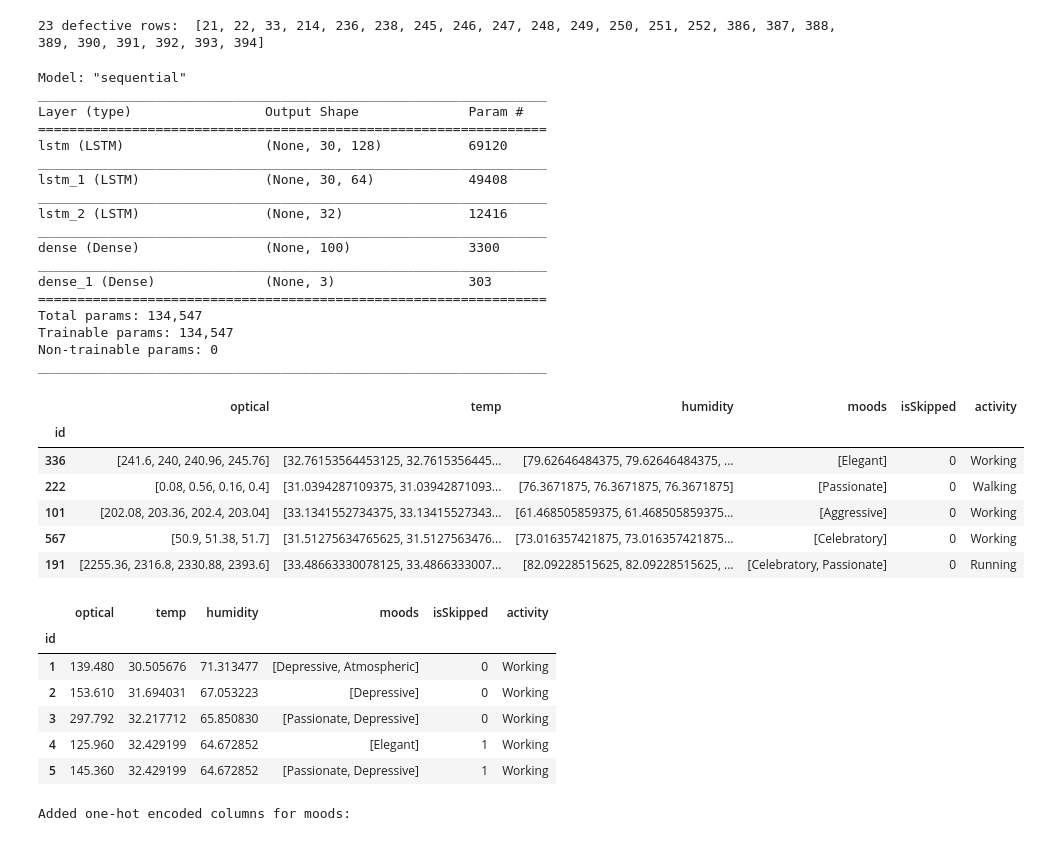
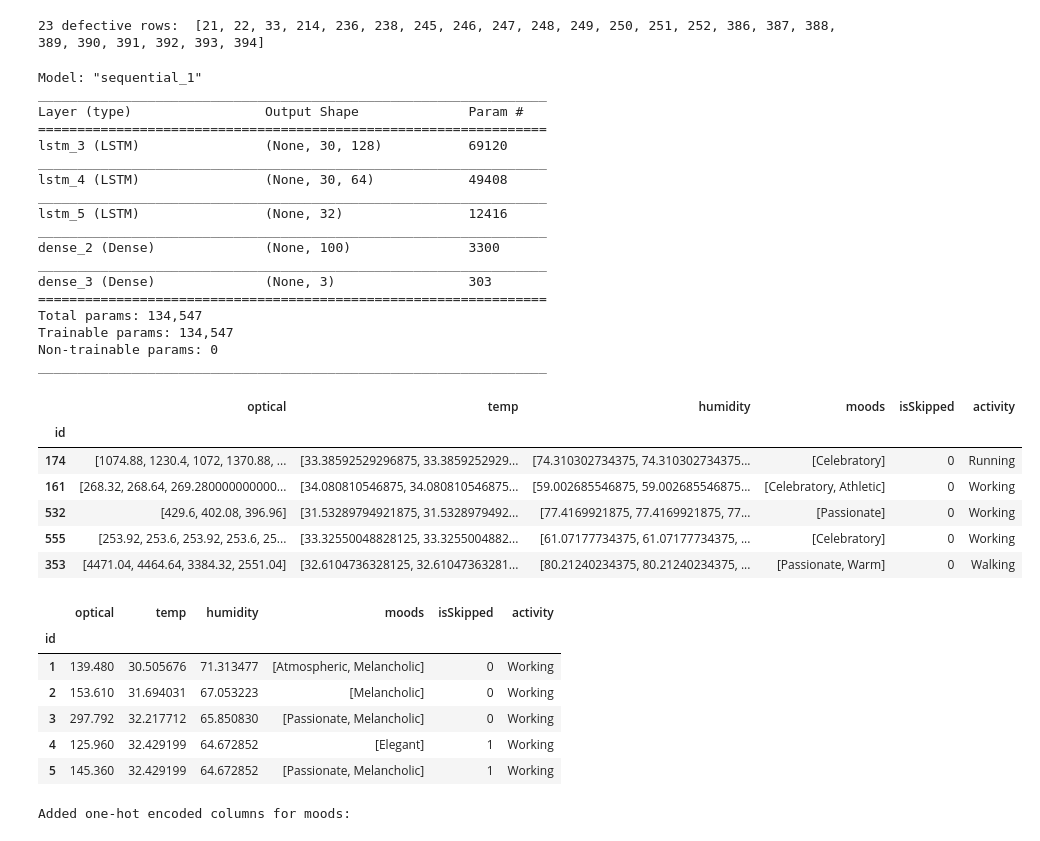
Before and after one commit to ang-zeyu/3237Project, a Jupyter notebook: StatsMethods_song_model_differentIsSkipped.ipynb, the cells around one changed output. Drawn from its saved outputs; the diff is of its cells as text; code cells hidden in the pictures.

Commit message:
Retrain main ipynb with new data

```diff
--- a/StatsMethods_song_model_differentIsSkipped.ipynb
+++ b/StatsMethods_song_model_differentIsSkipped.ipynb
@@ -83,23 +83,23 @@ print('%d defective rows: ' % len(defective_ids),defective_ids)
 # %% [output]
 23 defective rows:  [21, 22, 33, 214, 236, 238, 245, 246, 247, 248, 249, 250, 251, 252, 386, 387, 388, 389, 390, 391, 392, 393, 394]
 # %%
-motion_model_path = 'firstModel_stackedLSTM.hd5'
+motion_model_path = 'LocalhostPredicter/savedModel_stackedLSTM'
 model = load_model(motion_model_path)
 model.summary()
 # %% [output]
-Model: "sequential"
+Model: "sequential_1"
 _________________________________________________________________
 Layer (type)                 Output Shape              Param #
 =================================================================
-lstm (LSTM)                  (None, 30, 128)           69120
+lstm_3 (LSTM)                (None, 30, 128)           69120
 _________________________________________________________________
-lstm_1 (LSTM)                (None, 30, 64)            49408
+lstm_4 (LSTM)                (None, 30, 64)            49408
 _________________________________________________________________
-lstm_2 (LSTM)                (None, 32)                12416
+lstm_5 (LSTM)                (None, 32)                12416
 _________________________________________________________________
-dense (Dense)                (None, 100)               3300
+dense_2 (Dense)              (None, 100)               3300
 _________________________________________________________________
-dense_1 (Dense)              (None, 3)                 303
+dense_3 (Dense)              (None, 3)                 303
 =================================================================
 Total params: 134,547
 Trainable params: 134,547
@@ -108,25 +108,25 @@ _________________________________________________________________
 # %%
 # Add activity from motion recognition model
 x = [list(k) for k in filtered_df.iloc[:,:6].values]
 x = np.array(x) # (num_samples, 6, 30)
 x = np.array([k.T for k in x]) # reshape as (num_samples, 30, 6)
 
 pred = model.predict(x)
 
-activity_cats = np.array(['Running', 'Walking', 'Working']) # hardcoded categories from 'Physical Activity Classification.ipynb'
+activity_cats = np.array(['Running', 'Walking', 'Working']).astype(str) # hardcoded categories from 'Physical Activity Classification.ipynb'
 filtered_df['activity'] = activity_cats[np.argmax(pred, axis=1)]
 #filtered_df['activity'] = np.argmax(pred, axis=1)
 filtered_df = filtered_df.iloc[:,6:].copy() # drop gyro and accel columns
 
 filtered_df.sample(5)
 # %% [output]
 |  | optical | temp | humidity | moods | isSkipped | activity |
 | id |  |  |  |  |  |  |
-| 336 | [241.6, 240, 240.96, 245.76] | [32.76153564453125, 32.7615356445... | [79.62646484375, 79.62646484375, ... | [Elegant] | 0 | Working |
-| 222 | [0.08, 0.56, 0.16, 0.4] | [31.0394287109375, 31.03942871093... | [76.3671875, 76.3671875, 76.3671875] | [Passionate] | 0 | Walking |
-| 101 | [202.08, 203.36, 202.4, 203.04] | [33.1341552734375, 33.13415527343... | [61.468505859375, 61.468505859375... | [Aggressive] | 0 | Working |
-| 567 | [50.9, 51.38, 51.7] | [31.51275634765625, 31.5127563476... | [73.016357421875, 73.016357421875... | [Celebratory] | 0 | Working |
-| 191 | [2255.36, 2316.8, 2330.88, 2393.6] | [33.48663330078125, 33.4866333007... | [82.09228515625, 82.09228515625, ... | [Celebratory, Passionate] | 0 | Running |
+| 174 | [1074.88, 1230.4, 1072, 1370.88, ... | [33.38592529296875, 33.3859252929... | [74.310302734375, 74.310302734375... | [Celebratory] | 0 | Running |
+| 161 | [268.32, 268.64, 269.280000000000... | [34.080810546875, 34.080810546875... | [59.002685546875, 59.002685546875... | [Celebratory, Athletic] | 0 | Working |
+| 532 | [429.6, 402.08, 396.96] | [31.53289794921875, 31.5328979492... | [77.4169921875, 77.4169921875, 77... | [Passionate] | 0 | Working |
+| 555 | [253.92, 253.6, 253.92, 253.6, 25... | [33.32550048828125, 33.3255004882... | [61.07177734375, 61.07177734375, ... | [Celebratory] | 0 | Working |
+| 353 | [4471.04, 4464.64, 3384.32, 2551.04] | [32.6104736328125, 32.61047363281... | [80.21240234375, 80.21240234375, ... | [Passionate, Warm] | 0 | Walking |
 # %%
 # Obtain mean optical, temp and humidity values
 
@@ -137,11 +137,11 @@ filtered_df.head()
 # %% [output]
 |  | optical | temp | humidity | moods | isSkipped | activity |
 | id |  |  |  |  |  |  |
-| 1 | 139.480 | 30.505676 | 71.313477 | [Depressive, Atmospheric] | 0 | Working |
-| 2 | 153.610 | 31.694031 | 67.053223 | [Depressive] | 0 | Working |
-| 3 | 297.792 | 32.217712 | 65.850830 | [Passionate, Depressive] | 0 | Working |
+| 1 | 139.480 | 30.505676 | 71.313477 | [Atmospheric, Melancholic] | 0 | Working |
+| 2 | 153.610 | 31.694031 | 67.053223 | [Melancholic] | 0 | Working |
+| 3 | 297.792 | 32.217712 | 65.850830 | [Passionate, Melancholic] | 0 | Working |
 | 4 | 125.960 | 32.429199 | 64.672852 | [Elegant] | 1 | Working |
-| 5 | 145.360 | 32.429199 | 64.672852 | [Passionate, Depressive] | 1 | Working |
+| 5 | 145.360 | 32.429199 | 64.672852 | [Passionate, Melancholic] | 1 | Working |
 # %%
 # One-hot encoding for moods
 
```
Also changed, not shown: parts of 12 cells of this notebook, 4 other files.
